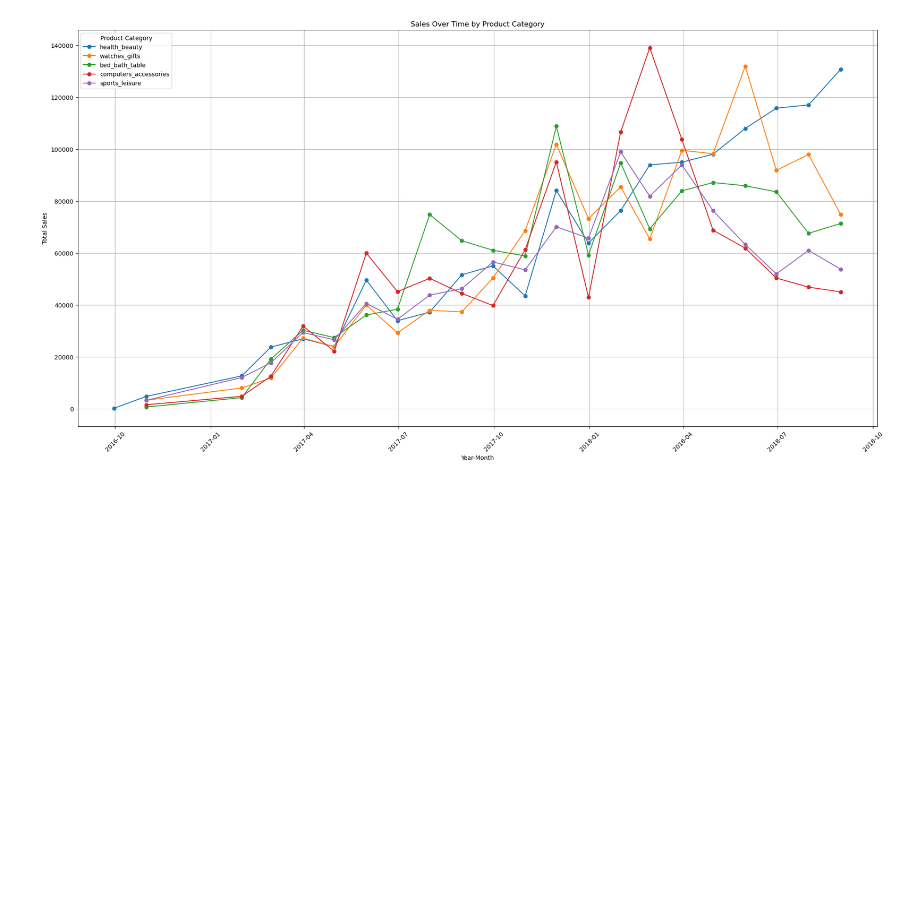
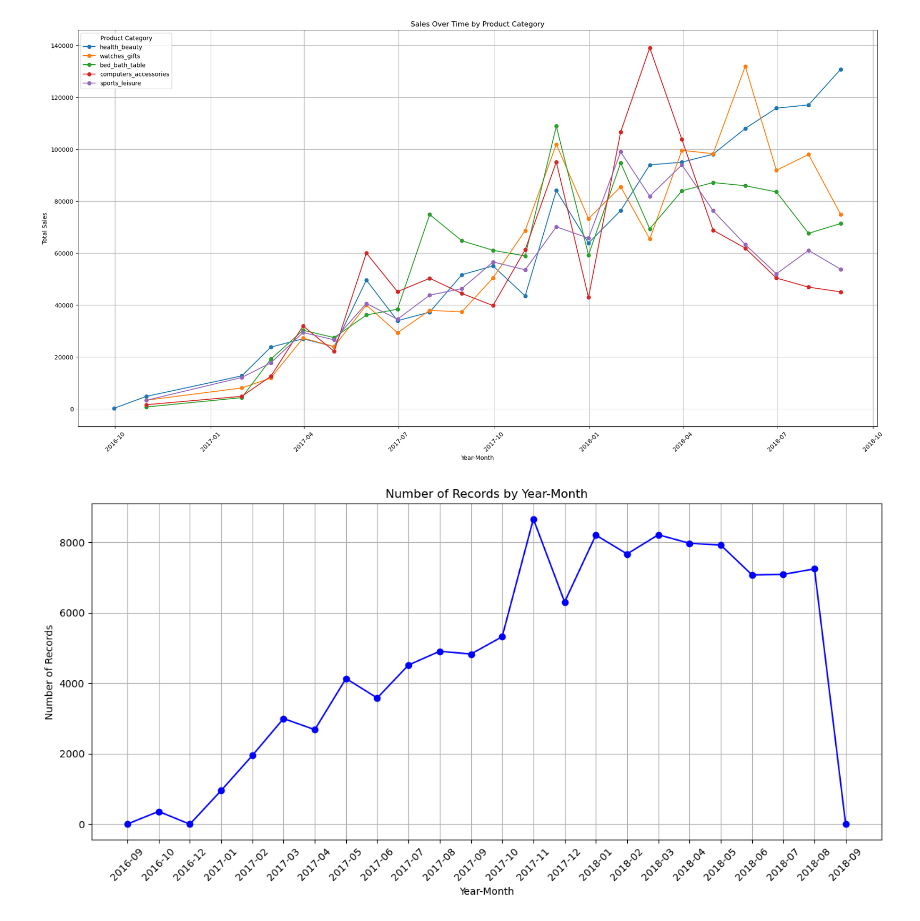
Before and after one commit to popraf/Demand-Forecasting, a Jupyter notebook: EDA.ipynb, the cells around one changed output. Cells and saved outputs as stored; diff of their text form; code cells hidden in the pictures; blank space fills up the shorter version.

Commit message:
eda update - period

```diff
--- a/EDA.ipynb
+++ b/EDA.ipynb
@@ -289,3 +289,23 @@ plt.grid(True)
 plt.show()
 # %% [output]
 [figure]
+# %%
+# Lets count the number of records by the date - it is very important as this is a panel data
+
+# Aggregate count of records by month-year
+records_by_month_year = order_items.groupby(order_items['order_purchase_timestamp'].dt.to_period('M')).size().reset_index()
+records_by_month_year.columns = ['Year-Month', 'Count']
+records_by_month_year['Year-Month'] = records_by_month_year['Year-Month'].astype(str)
+
+# Plotting
+plt.figure(figsize=(12, 6))
+plt.plot(records_by_month_year['Year-Month'], records_by_month_year['Count'], marker='o', linestyle='-', color='b')
+plt.title('Number of Records by Year-Month')
+plt.xlabel('Year-Month')
+plt.ylabel('Number of Records')
+plt.xticks(rotation=45)
+plt.grid(True)
+plt.tight_layout()
+plt.show()
+# %% [output]
+[figure, added]
```
Also changed, not shown: parts of 5 cells of this notebook.
